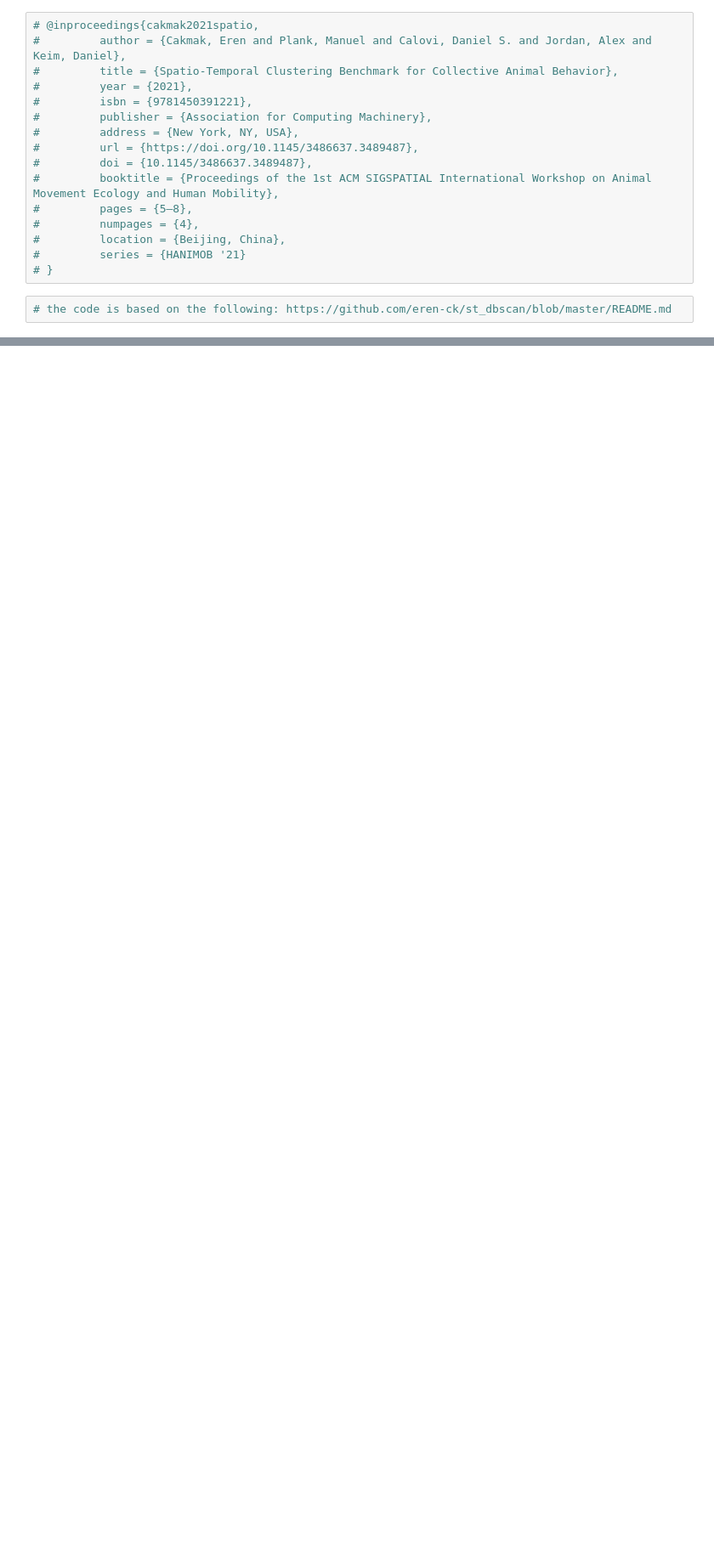
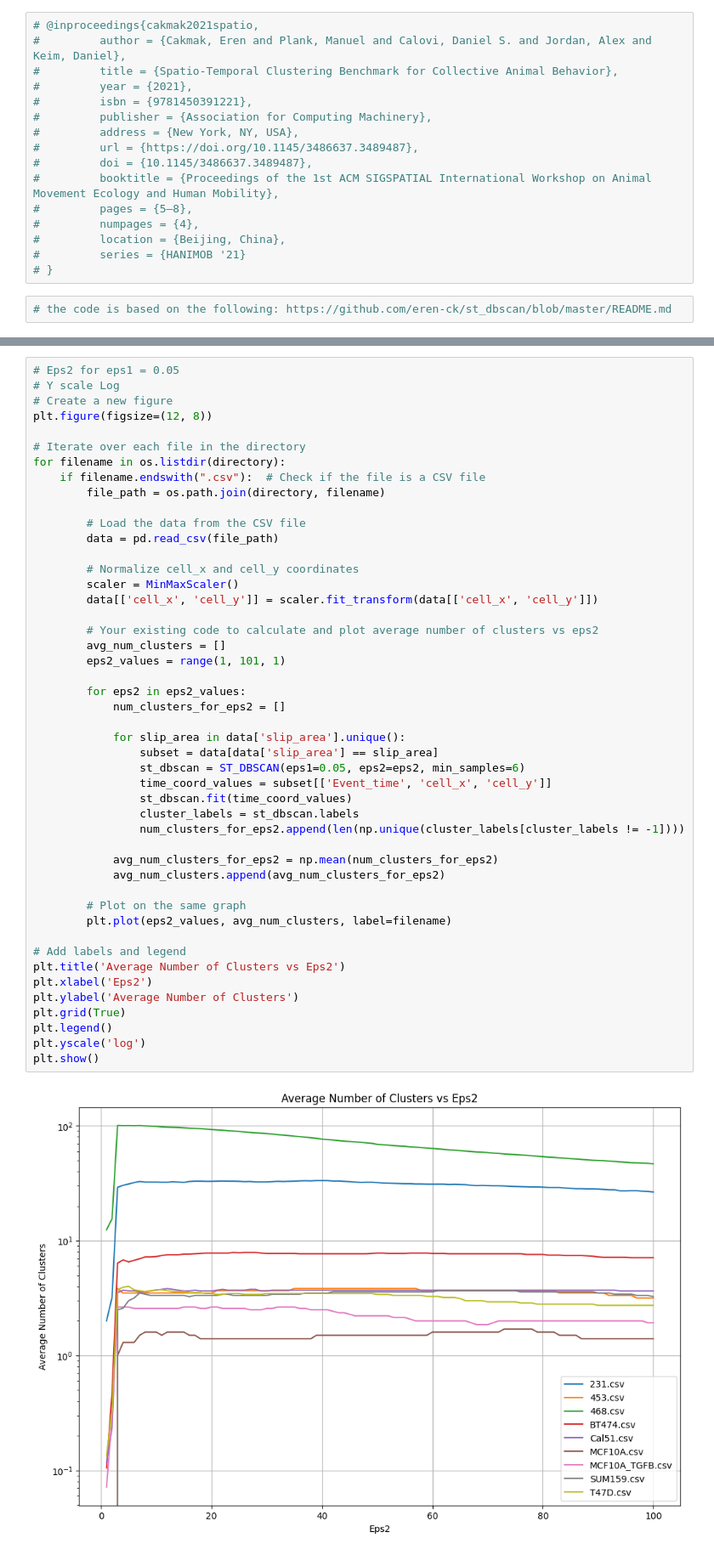
Before and after one commit to Breast-cancer-analysis/ST-DBSCAN, a Jupyter notebook: spatempanalysis.ipynb, the cells around one changed output, grey strips where cells are left out. Shown at 85% size. Saved outputs shown, nothing was run; the diff lists cells and outputs as text; blank space fills up the shorter version.

```diff
--- a/spatempanalysis.ipynb
+++ b/spatempanalysis.ipynb
@@ -110,0 +178,49 @@ print(data_468.head())
+# %%
+# Eps2 for eps1 = 0.05
+# Y scale Log
+# Create a new figure
+plt.figure(figsize=(12, 8))
+
+# Iterate over each file in the directory
+for filename in os.listdir(directory):
+    if filename.endswith(".csv"):  # Check if the file is a CSV file
+        file_path = os.path.join(directory, filename)
+
+        # Load the data from the CSV file
+        data = pd.read_csv(file_path)
+
+        # Normalize cell_x and cell_y coordinates
+        scaler = MinMaxScaler()
+        data[['cell_x', 'cell_y']] = scaler.fit_transform(data[['cell_x', 'cell_y']])
+
+        # Your existing code to calculate and plot average number of clusters vs eps2
+        avg_num_clusters = []
+        eps2_values = range(1, 101, 1)
+
+        for eps2 in eps2_values:
+            num_clusters_for_eps2 = []
+
+            for slip_area in data['slip_area'].unique():
+                subset = data[data['slip_area'] == slip_area]
+                st_dbscan = ST_DBSCAN(eps1=0.05, eps2=eps2, min_samples=6)
+                time_coord_values = subset[['Event_time', 'cell_x', 'cell_y']]
+                st_dbscan.fit(time_coord_values)
+                cluster_labels = st_dbscan.labels
+                num_clusters_for_eps2.append(len(np.unique(cluster_labels[cluster_labels != -1])))
+
+            avg_num_clusters_for_eps2 = np.mean(num_clusters_for_eps2)
+            avg_num_clusters.append(avg_num_clusters_for_eps2)
+
+        # Plot on the same graph
+        plt.plot(eps2_values, avg_num_clusters, label=filename)
+
+# Add labels and legend
+plt.title('Average Number of Clusters vs Eps2')
+plt.xlabel('Eps2')
+plt.ylabel('Average Number of Clusters')
+plt.grid(True)
+plt.legend()
+plt.yscale('log')
+plt.show()
+# %% [output]
+[figure, added]
```
Also changed, not shown: parts of 16 cells of this notebook, 1 other file.
